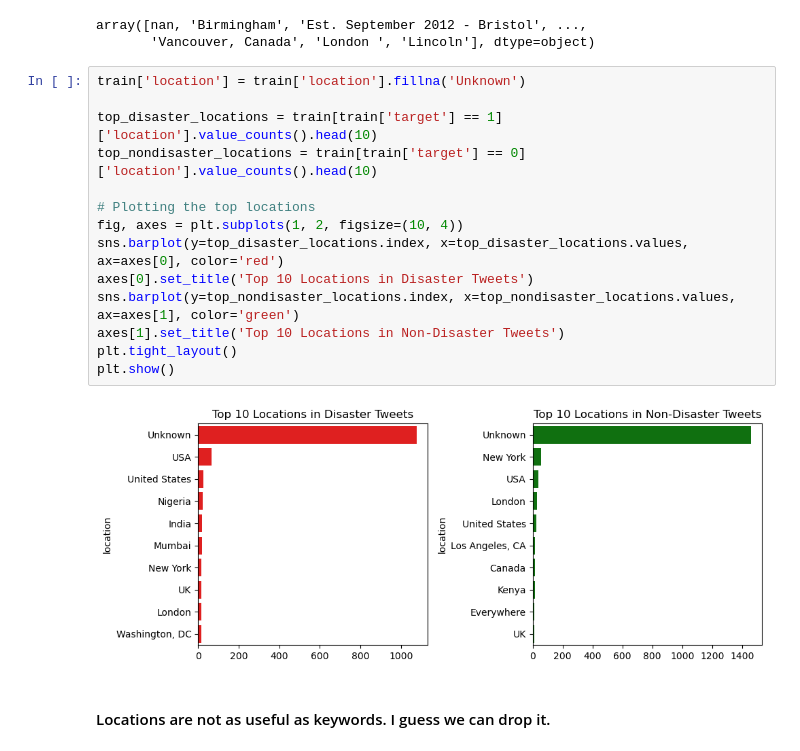
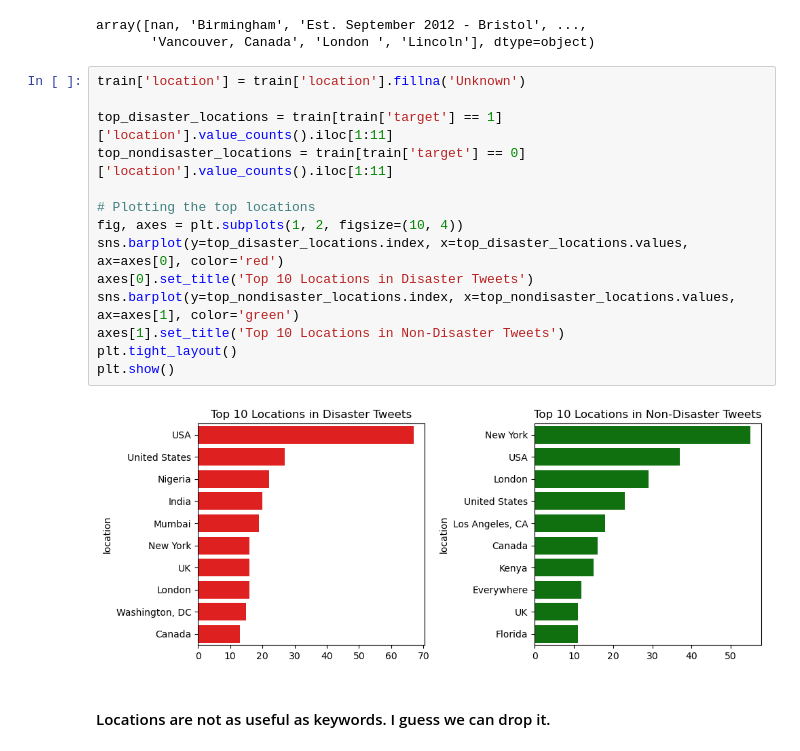
Before and after one commit to novopoli/NLP_tweets_classification, a Jupyter notebook: Disaster_tweets.ipynb, the cells around one changed output. Saved outputs shown, nothing was run; the diff lists cells and outputs as text.

```diff
--- a/Disaster_tweets.ipynb
+++ b/Disaster_tweets.ipynb
@@ -158,19 +158,19 @@ array([nan, 'Birmingham', 'Est. September 2012 - Bristol', ...,
 # %%
 train['location'] = train['location'].fillna('Unknown')
 
-top_disaster_locations = train[train['target'] == 1]['location'].value_counts().head(10)
-top_nondisaster_locations = train[train['target'] == 0]['location'].value_counts().head(10)
+top_disaster_locations = train[train['target'] == 1]['location'].value_counts().iloc[1:11]
+top_nondisaster_locations = train[train['target'] == 0]['location'].value_counts().iloc[1:11]
 
 # Plotting the top locations
 fig, axes = plt.subplots(1, 2, figsize=(10, 4))
 sns.barplot(y=top_disaster_locations.index, x=top_disaster_locations.values, ax=axes[0], color='red')
 axes[0].set_title('Top 10 Locations in Disaster Tweets')
 sns.barplot(y=top_nondisaster_locations.index, x=top_nondisaster_locations.values, ax=axes[1], color='green')
 axes[1].set_title('Top 10 Locations in Non-Disaster Tweets')
 plt.tight_layout()
 plt.show()
 # %% [output]
-[figure, old version]
+[figure, new version]
 # %% [markdown]
 #### Locations are not as useful as keywords. I guess we can drop it.
 # %%
```
Also changed, not shown: parts of 20 cells of this notebook.
